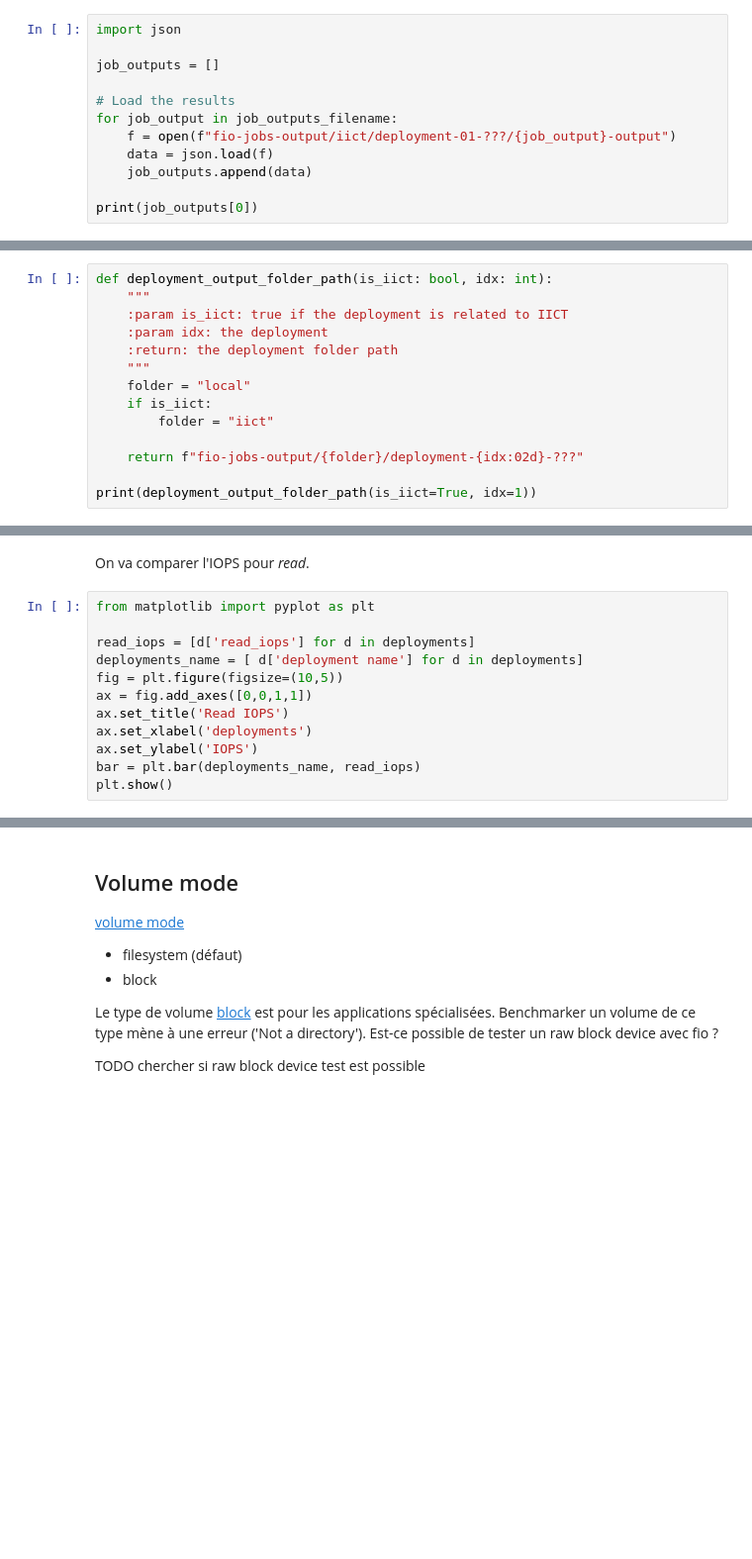
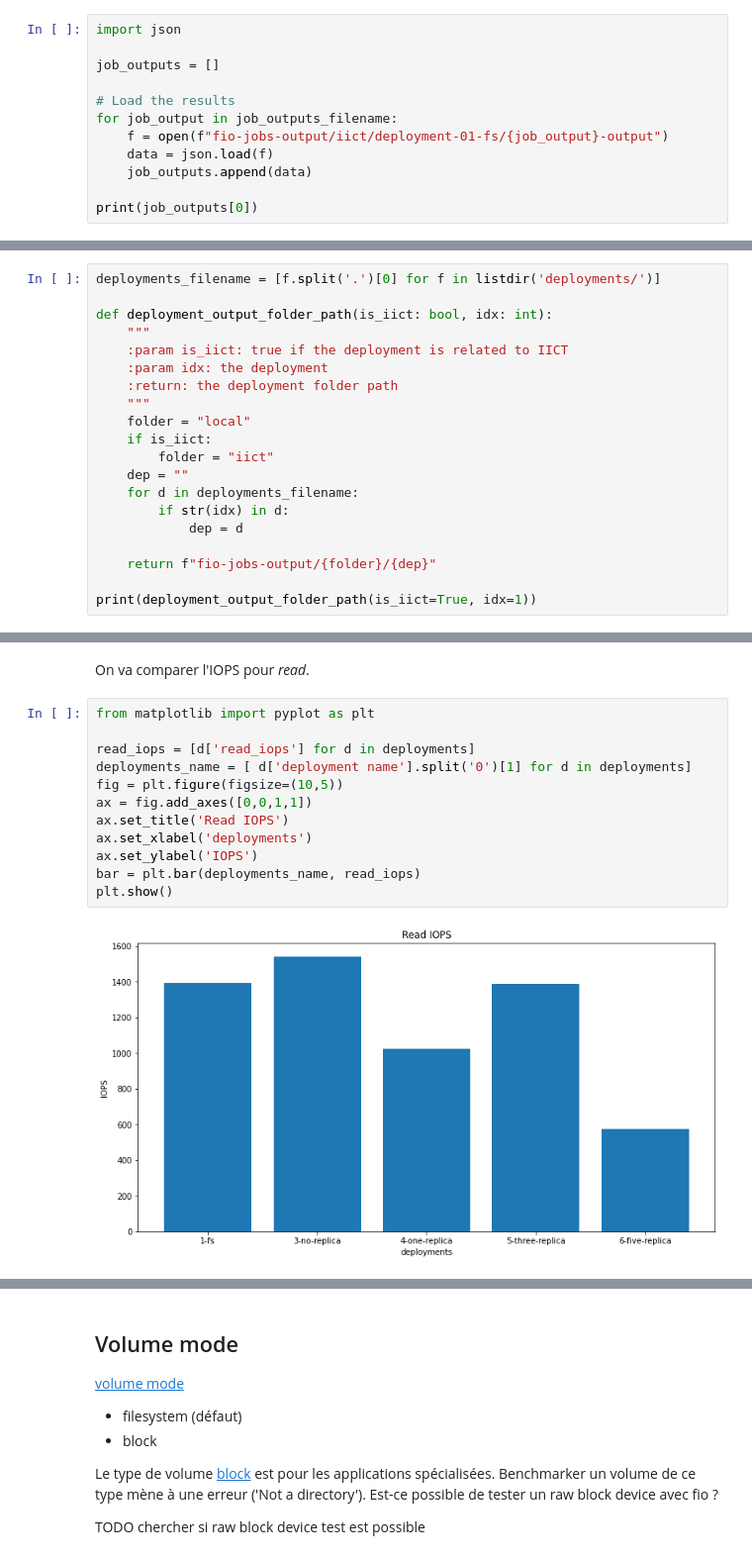
Before and after one commit to pabloheigvd/tb, a Jupyter notebook: fio-benchmark.ipynb, the cells around one changed output, grey strips where cells are left out. Shown: that part at 99% size. Cells and saved outputs as stored; diff of their text form; blank space fills up the shorter version.

```diff
--- a/fio-benchmark.ipynb
+++ b/fio-benchmark.ipynb
@@ -172,7 +172,7 @@ job_outputs = []
 
 # Load the results
 for job_output in job_outputs_filename:
-    f = open(f"fio-jobs-output/iict/deployment-01-???/{job_output}-output")
+    f = open(f"fio-jobs-output/iict/deployment-01-fs/{job_output}-output")
     data = json.load(f)
     job_outputs.append(data)
 
@@ -203,6 +203,8 @@ On patiente un moment que l'image soit mise en ligne puis on peut réaliser notr
 # Traîtement de l'output
 En s'inspirant des 9 jobs fait par Architecting-IT, on va extraire les résultats:
 # %%
+deployments_filename = [f.split('.')[0] for f in listdir('deployments/')]
+
 def deployment_output_folder_path(is_iict: bool, idx: int):
     """
     :param is_iict: true if the deployment is related to IICT
@@ -212,7 +214,11 @@ def deployment_output_folder_path(is_iict: bool, idx: int):
     folder = "local"
     if is_iict:
         folder = "iict"
+    dep = ""
+    for d in deployments_filename:
+        if str(idx) in d:
+            dep = d
 
-    return f"fio-jobs-output/{folder}/deployment-{idx:02d}-???"
+    return f"fio-jobs-output/{folder}/{dep}"
 
 print(deployment_output_folder_path(is_iict=True, idx=1))
@@ -270,15 +280,17 @@ On va comparer l'IOPS pour *read*.
 # %%
 from matplotlib import pyplot as plt
 
 read_iops = [d['read_iops'] for d in deployments]
-deployments_name = [ d['deployment name'] for d in deployments]
+deployments_name = [ d['deployment name'].split('0')[1] for d in deployments]
 fig = plt.figure(figsize=(10,5))
 ax = fig.add_axes([0,0,1,1])
 ax.set_title('Read IOPS')
 ax.set_xlabel('deployments')
 ax.set_ylabel('IOPS')
 bar = plt.bar(deployments_name, read_iops)
 plt.show()
+# %% [output]
+[figure, added]
 # %% [markdown]
 # Configuration de Longhorn testée
 * replicas
```
Also changed, not shown: parts of 4 cells of this notebook.
